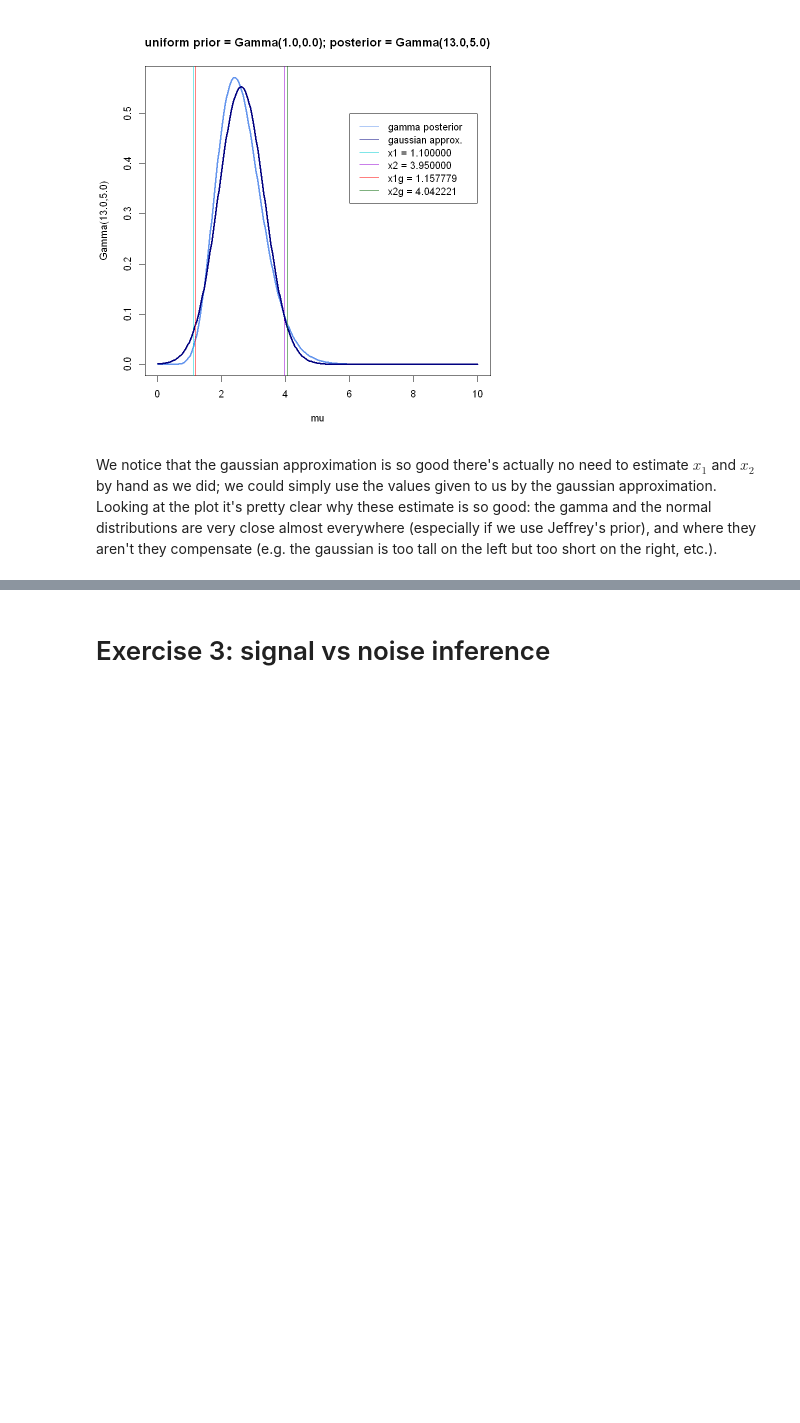
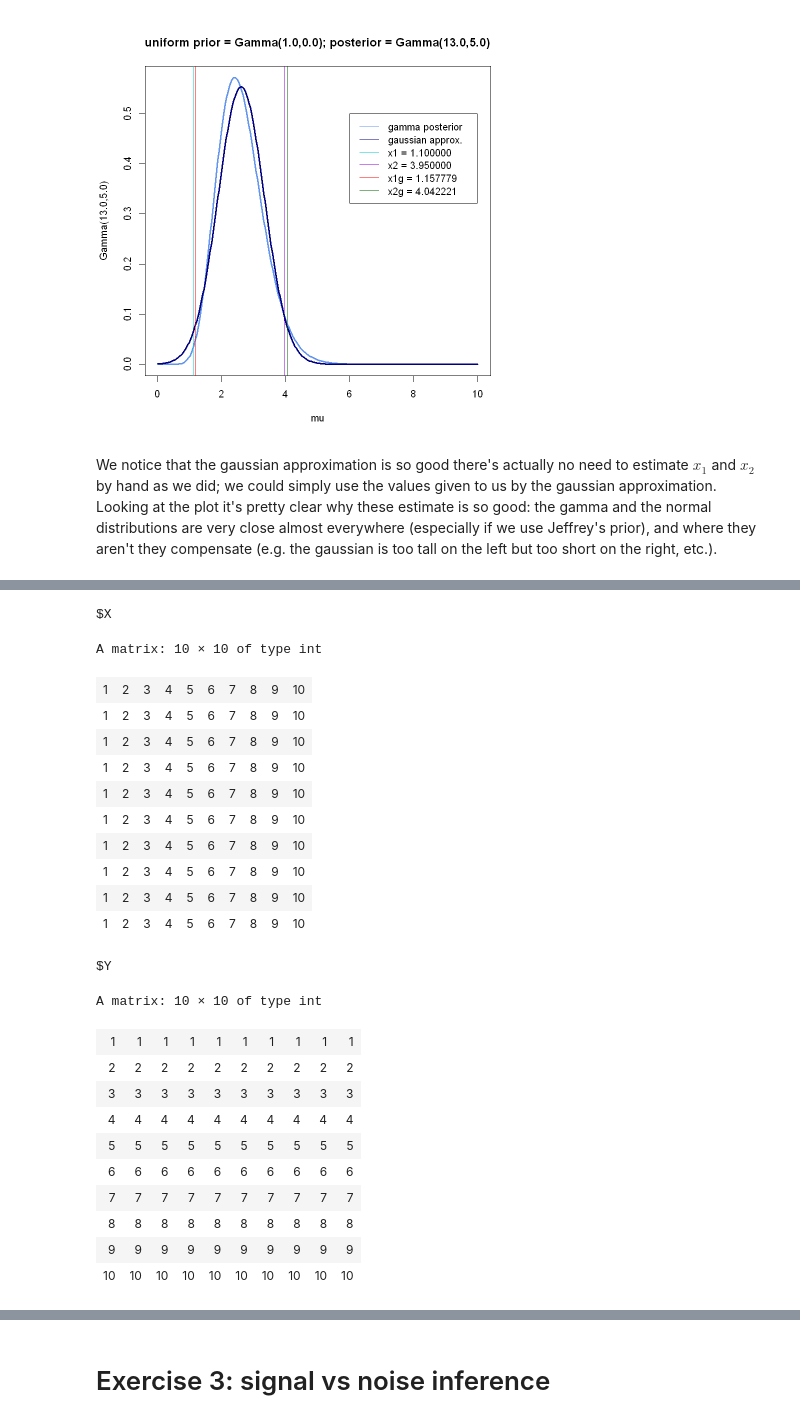
Before and after one commit to marco-giunta/AdvStatPhysAn, a Jupyter notebook: compito_6.ipynb, the cells around one changed output, grey strips where cells are left out. Drawn from its saved outputs; the diff is of its cells as text; code cells hidden in the pictures; blank space fills up the shorter version.

```diff
--- a/compito_6.ipynb
+++ b/compito_6.ipynb
@@ -201,0 +248,27 @@ Looking at the plot it's pretty clear why these estimate is so good: the gamma a
+# %%
+(pracma::meshgrid(1:10))
+# %% [output]
+$X
+A matrix: 10 × 10 of type int
+| 1 | 2 | 3 | 4 | 5 | 6 | 7 | 8 | 9 | 10 |
+| 1 | 2 | 3 | 4 | 5 | 6 | 7 | 8 | 9 | 10 |
+| 1 | 2 | 3 | 4 | 5 | 6 | 7 | 8 | 9 | 10 |
+| 1 | 2 | 3 | 4 | 5 | 6 | 7 | 8 | 9 | 10 |
+| 1 | 2 | 3 | 4 | 5 | 6 | 7 | 8 | 9 | 10 |
+| 1 | 2 | 3 | 4 | 5 | 6 | 7 | 8 | 9 | 10 |
+| 1 | 2 | 3 | 4 | 5 | 6 | 7 | 8 | 9 | 10 |
+| 1 | 2 | 3 | 4 | 5 | 6 | 7 | 8 | 9 | 10 |
+| 1 | 2 | 3 | 4 | 5 | 6 | 7 | 8 | 9 | 10 |
+| 1 | 2 | 3 | 4 | 5 | 6 | 7 | 8 | 9 | 10 |
+$Y
+A matrix: 10 × 10 of type int
+| 1 | 1 | 1 | 1 | 1 | 1 | 1 | 1 | 1 | 1 |
+| 2 | 2 | 2 | 2 | 2 | 2 | 2 | 2 | 2 | 2 |
+| 3 | 3 | 3 | 3 | 3 | 3 | 3 | 3 | 3 | 3 |
+| 4 | 4 | 4 | 4 | 4 | 4 | 4 | 4 | 4 | 4 |
+| 5 | 5 | 5 | 5 | 5 | 5 | 5 | 5 | 5 | 5 |
+| 6 | 6 | 6 | 6 | 6 | 6 | 6 | 6 | 6 | 6 |
+| 7 | 7 | 7 | 7 | 7 | 7 | 7 | 7 | 7 | 7 |
+| 8 | 8 | 8 | 8 | 8 | 8 | 8 | 8 | 8 | 8 |
+| 9 | 9 | 9 | 9 | 9 | 9 | 9 | 9 | 9 | 9 |
+| 10 | 10 | 10 | 10 | 10 | 10 | 10 | 10 | 10 | 10 |
```
Also changed, not shown: parts of 4 cells of this notebook.
